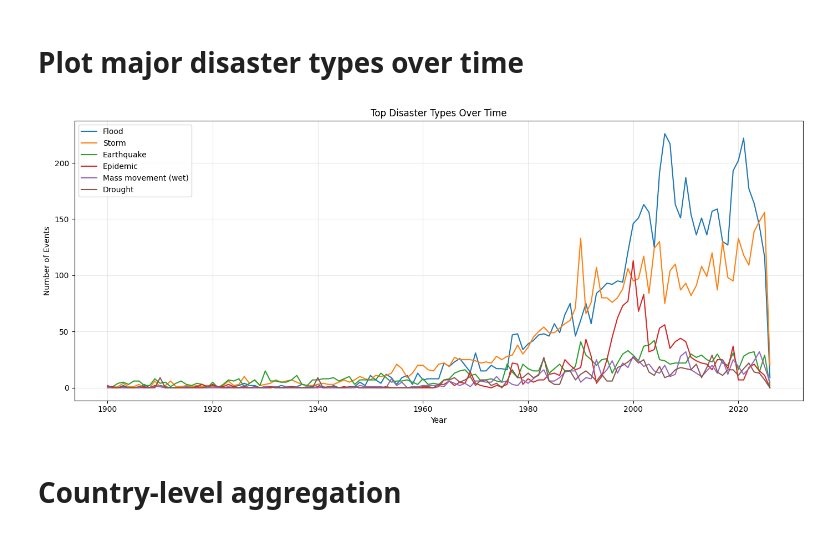
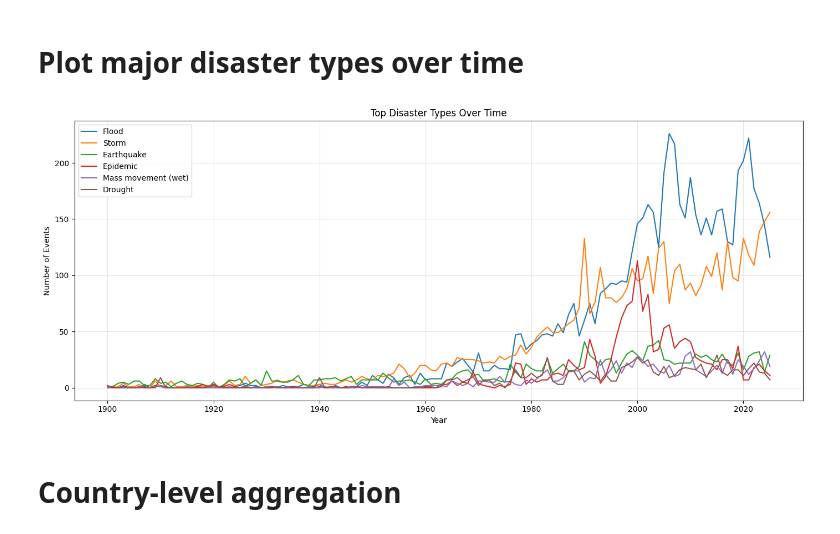
Before and after one commit to com-480-data-visualization/GlobalDisaster, a Jupyter notebook: exploration/data_exploration.ipynb, the cells around one changed output. Saved outputs shown, nothing was run; the diff lists cells and outputs as text; code cells hidden in the pictures.

Commit message:
add a plot

```diff
--- a/exploration/data_exploration.ipynb
+++ b/exploration/data_exploration.ipynb
@@ -103,10 +144,10 @@ Duplicated 'DisNo.': 0
 
 categorical_cols = [
     "Historic",
-    "Disaster Group",
-    "Disaster Subgroup",
-    "Disaster Type",
-    "Disaster Subtype",
+    "Disaster_Group",
+    "Disaster_Subgroup",
+    "Disaster_Type",
+    "Disaster_Subtype",
     "Country",
     "Subregion",
     "Region"
@@ -458,23 +470,23 @@ plt.show()
 # %% [markdown]
 # Plot major disaster types over time
 # %%
-year_type = eda_df.groupby(["Start_Year", "Disaster_Type"]).size().unstack(fill_value=0)
-top_types = eda_df["Disaster_Type"].value_counts().head(6).index
+year_type = eda_df[eda_df["Start_Year"] < 2026].groupby(["Start_Year", "Disaster_Type"]).size().unstack(fill_value=0)
+top_types = eda_df[eda_df["Start_Year"] < 2026]["Disaster_Type"].value_counts().head(6).index
 year_type_top = year_type[top_types]
 
 plt.figure(figsize=(14, 6))
 for col in year_type_top.columns:
     plt.plot(year_type_top.index, year_type_top[col], label=col)
 
 plt.title("Top Disaster Types Over Time")
 plt.xlabel("Year")
 plt.ylabel("Number of Events")
 plt.legend()
 plt.grid(True, alpha=0.3)
 plt.tight_layout()
 plt.show()
 # %% [output]
-[figure, old version]
+[figure, new version]
 # %% [markdown]
 # Country-level aggregation
 # %%
```
Also changed, not shown: parts of 12 cells of this notebook.
